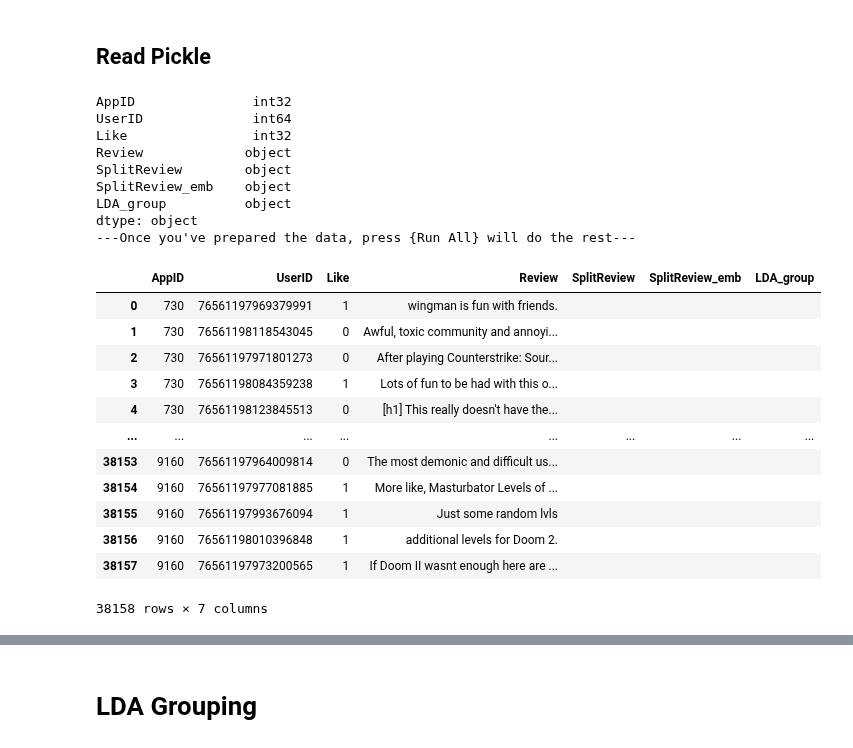
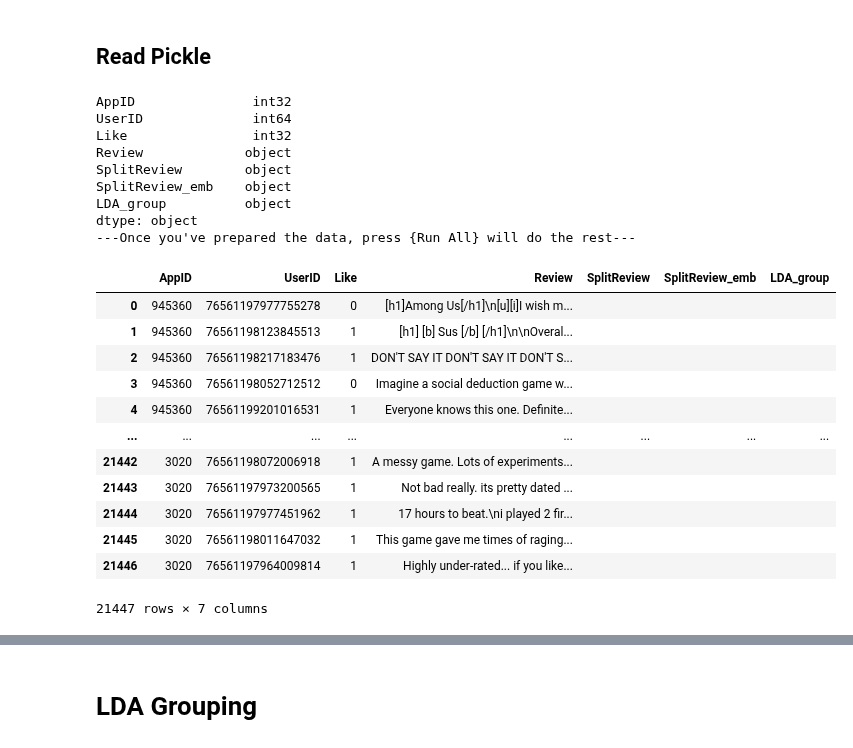
Before and after one commit to Albert40727/CL_HIAM, a Jupyter notebook: preprocess.ipynb, the cells around one changed output, grey strips where cells are left out. Cells and saved outputs as stored; diff of their text form; code cells hidden in the pictures.

```diff
--- a/preprocess.ipynb
+++ b/preprocess.ipynb
@@ -50,47 +50,47 @@ UserID              int
 Like                int
 Review              String
 """
-data = pd.read_pickle(r'../data/reviews_38158.pkl')
+data = pd.read_pickle(r'../data/reviews_21447.pkl')
 # Change dtype of columns in df
 data.reset_index(drop=True, inplace=True)
 data["UserID"] = data["UserID"].astype("int64")
 data["AppID"] = data["AppID"].astype(int)
 data["Like"] = data["Like"].astype(int)
 """
 TODO dataframe format:
 [column name]       [dtype]
 SplitReview         list
 LDA_group           list
 SplitReview_emb     np.array
 """
 # TODO Columns
 data["SplitReview"] = ""
 data["SplitReview_emb"]= ""
 data["LDA_group"]= ""
 
 print(data.dtypes)
 print("---Once you've prepared the data, press {Run All} will do the rest---")
 data
 # %% [output]
 AppID               int32
 UserID              int64
 Like                int32
 Review             object
 SplitReview        object
 SplitReview_emb    object
 LDA_group          object
 dtype: object
 ---Once you've prepared the data, press {Run All} will do the rest---
 |  | AppID | UserID | Like | Review | SplitReview | SplitReview_emb | LDA_group |
-| 0 | 730 | 76561197969379991 | 1 | wingman is fun with friends. |  |  |  |
-| 1 | 730 | 76561198118543045 | 0 | Awful, toxic community and annoyi... |  |  |  |
-| 2 | 730 | 76561197971801273 | 0 | After playing Counterstrike: Sour... |  |  |  |
-| 3 | 730 | 76561198084359238 | 1 | Lots of fun to be had with this o... |  |  |  |
-| 4 | 730 | 76561198123845513 | 0 | [h1] This really doesn't have the... |  |  |  |
+| 0 | 945360 | 76561197977755278 | 0 | [h1]Among Us[/h1]\n[u][i]I wish m... |  |  |  |
+| 1 | 945360 | 76561198123845513 | 1 | [h1] [b] Sus [/b] [/h1]\n\nOveral... |  |  |  |
+| 2 | 945360 | 76561198217183476 | 1 | DON'T SAY IT DON'T SAY IT DON'T S... |  |  |  |
+| 3 | 945360 | 76561198052712512 | 0 | Imagine a social deduction game w... |  |  |  |
+| 4 | 945360 | 76561199201016531 | 1 | Everyone knows this one. Definite... |  |  |  |
 | ... | ... | ... | ... | ... | ... | ... | ... |
-| 38153 | 9160 | 76561197964009814 | 0 | The most demonic and difficult us... |  |  |  |
-| 38154 | 9160 | 76561197977081885 | 1 | More like, Masturbator Levels of ... |  |  |  |
-| 38155 | 9160 | 76561197993676094 | 1 | Just some random lvls |  |  |  |
-| 38156 | 9160 | 76561198010396848 | 1 | additional levels for Doom 2. |  |  |  |
-| 38157 | 9160 | 76561197973200565 | 1 | If Doom II wasnt enough here are ... |  |  |  |
+| 21442 | 3020 | 76561198072006918 | 1 | A messy game. Lots of experiments... |  |  |  |
+| 21443 | 3020 | 76561197973200565 | 1 | Not bad really. its pretty dated ... |  |  |  |
+| 21444 | 3020 | 76561197977451962 | 1 | 17 hours to beat.\ni played 2 fir... |  |  |  |
+| 21445 | 3020 | 76561198011647032 | 1 | This game gave me times of raging... |  |  |  |
+| 21446 | 3020 | 76561197964009814 | 1 | Highly under-rated... if you like... |  |  |  |
-38158 rows × 7 columns
+21447 rows × 7 columns
```
Also changed, not shown: parts of 23 cells of this notebook, 4 other files.
